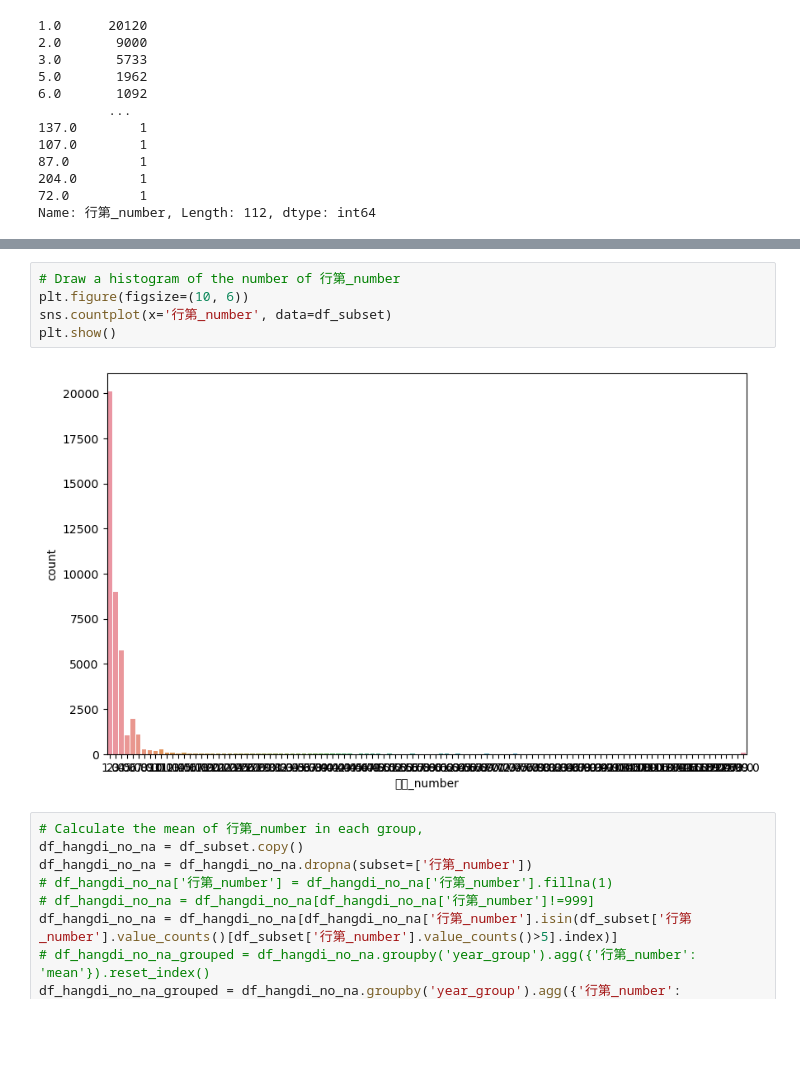
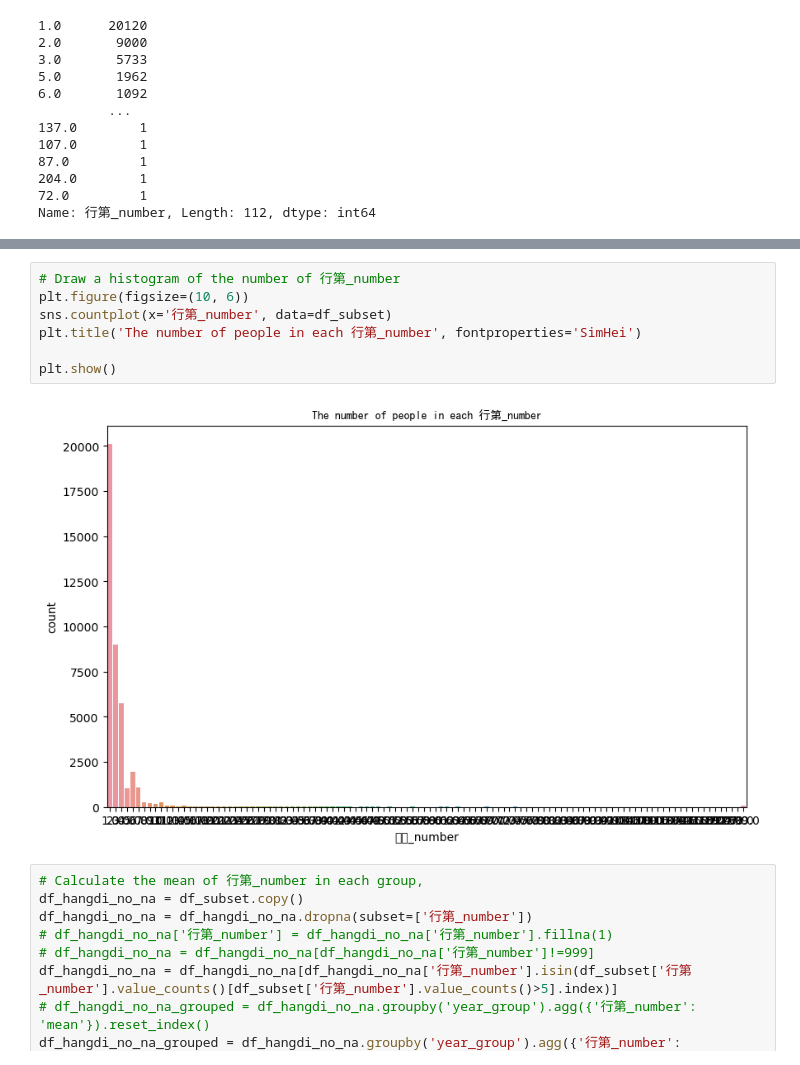
Before and after one commit to sudoghut/ming_provincial_metropolitan_palace_exam_rank_correlation, a Jupyter notebook: brothers.ipynb, the cells around one changed output, grey strips where cells are left out. Saved outputs shown, nothing was run; the diff lists cells and outputs as text; blank space fills up the shorter version.

```diff
--- a/brothers.ipynb
+++ b/brothers.ipynb
@@ -201,10 +203,12 @@ Name: 行第_number, dtype: int64
 # %%
 # Draw a histogram of the number of 行第_number
 plt.figure(figsize=(10, 6))
 sns.countplot(x='行第_number', data=df_subset)
+plt.title('The number of people in each 行第_number', fontproperties='SimHei')
+
 plt.show()
 # %% [output]
-[figure, old version]
+[figure, new version]
 # %%
 # Calculate the mean of 行第_number in each group,
 df_hangdi_no_na = df_subset.copy()
```
Also changed, not shown: parts of 4 cells of this notebook.
